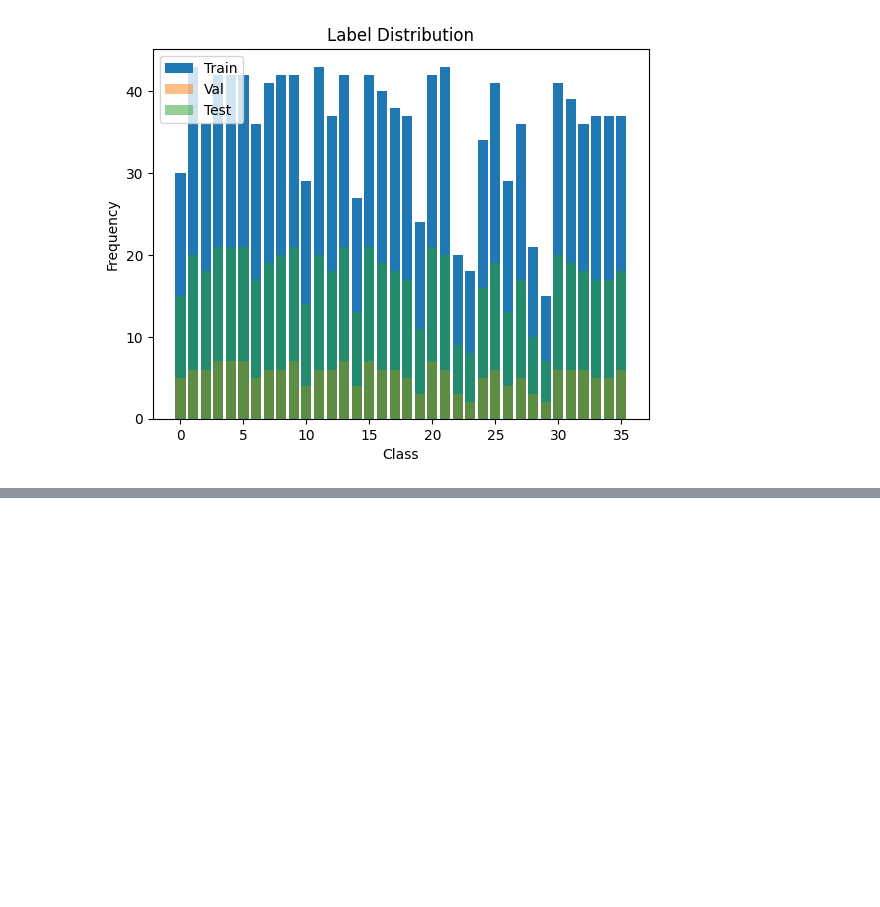
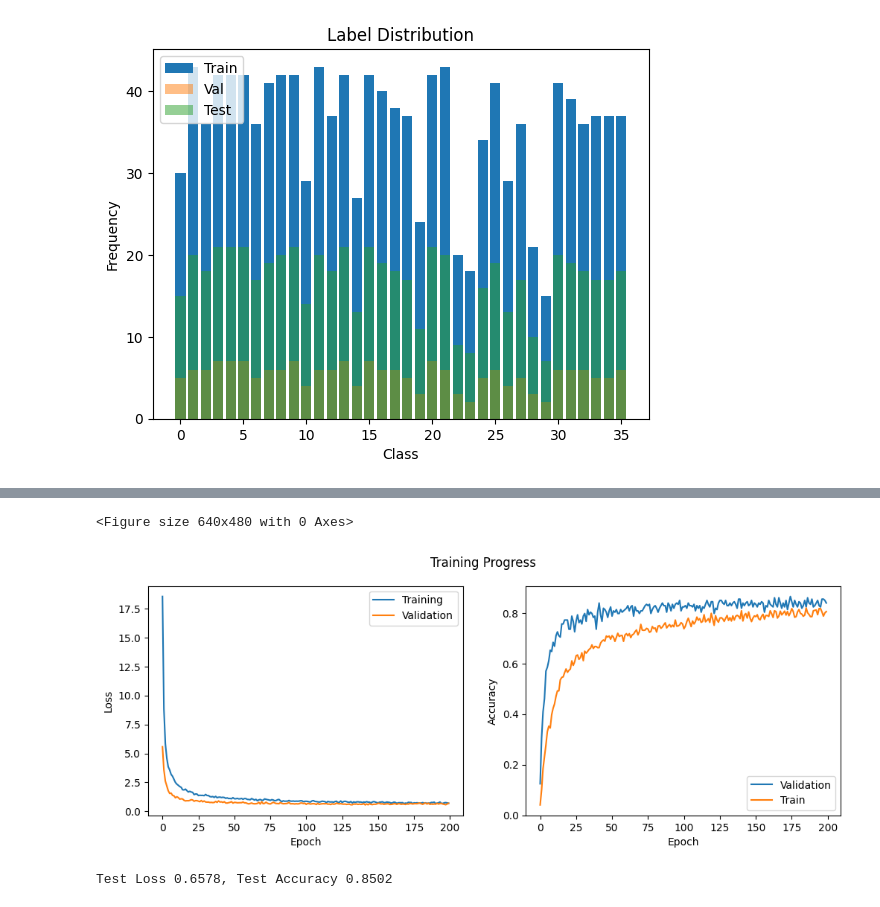
Before and after one commit to RenzoTsai/PoseGNN, a Jupyter notebook: main.ipynb, the cells around one changed output, grey strips where cells are left out. Cells and saved outputs as stored; diff of their text form; code cells hidden in the pictures; blank space fills up the shorter version.

```diff
--- a/main.ipynb
+++ b/main.ipynb
@@ -219,0 +211,77 @@ Test Loss 0.6102, Test Accuracy 0.8583
+# %%
+class MLP(nn.Module):
+    def __init__(self,
+                 in_feats,
+                 n_hidden,
+                 out_dim):
+        super().__init__()
+        self.linears = nn.ModuleList()
+        # two-layer MLP
+        self.linears.append(nn.Linear(in_feats, n_hidden, bias=False))
+        self.linears.append(nn.Linear(n_hidden, out_dim, bias=False))
+        self.xaiver_init()
+        self.batch_norm = nn.BatchNorm1d(n_hidden)
+
+    def xaiver_init(self):
+        for layer in self.linears:
+            nn.init.xavier_uniform_(layer.weight)
+
+    def forward(self, x):
+        h = x
+        h = F.relu(self.batch_norm(self.linears[0](h)))
+        return self.linears[1](h)
+
+class GINModel(nn.Module):
+    def __init__(self, in_feats, n_hidden, out_dim, num_layers):
+        super().__init__()
+        self.ginlayers = nn.ModuleList()
+        self.batch_norms = nn.ModuleList()
+
+        # GCN with two-layer MLP aggregator and sum-neighbor-pooling scheme
+        for layer in range(num_layers - 1):  # excluding the input layer
+            if layer == 0:
+                mlp = MLP(in_feats, n_hidden, n_hidden)
+            else:
+                mlp = MLP(n_hidden, n_hidden, n_hidden)
+            self.ginlayers.append(
+                GINConv(mlp, learn_eps=False)
+            )  # set to True if learning epsilon
+            self.batch_norms.append(nn.BatchNorm1d(n_hidden))
+        # linear functions for graph sum poolings of output of each layer
+        self.linear_prediction = nn.ModuleList()
+        for layer in range(num_layers):
+            if layer == 0:
+                self.linear_prediction.append(nn.Linear(in_feats, out_dim))
+            else:
+                self.linear_prediction.append(nn.Linear(n_hidden, out_dim))
+        self.drop = nn.Dropout(0.5)
+        self.pool = (
+            SumPooling()
+        )
+
+    def forward(self, g, h):
+        # list of hidden representation at each layer (including the input layer)
+        hidden_rep = [h]
+        for i, layer in enumerate(self.ginlayers):
+            h = layer(g, h)
+            h = self.batch_norms[i](h)
+            h = F.relu(h)
+            hidden_rep.append(h)
+        score_over_layer = 0
+        # perform graph sum pooling over all nodes in each layer
+        for i, h in enumerate(hidden_rep):
+            pooled_h = self.pool(g, h)
+            score_over_layer += self.drop(self.linear_prediction[i](pooled_h))
+        return score_over_layer
+
+gin = GINModel(in_feats=num_node_feature_dim, n_hidden=32, out_dim=num_classes, num_layers = 5)
+
+print(gin)
+
+print("parameters: ", count_parameters(gin))
+
+# Train the model
+gin_trained_model = train(gin, train_loader, val_loader, lr=0.0005, epochs=200)
+# Test the model
+test(gin_trained_model, test_loader)
+# %% [output]
@@ -219,0 +305,3 @@ Test Loss 0.6102, Test Accuracy 0.8583
+<Figure size 640x480 with 0 Axes>
+[figure, added]
+Test Loss 0.6578, Test Accuracy 0.8502
```
Also changed, not shown: parts of 15 cells of this notebook, 7 other files.
